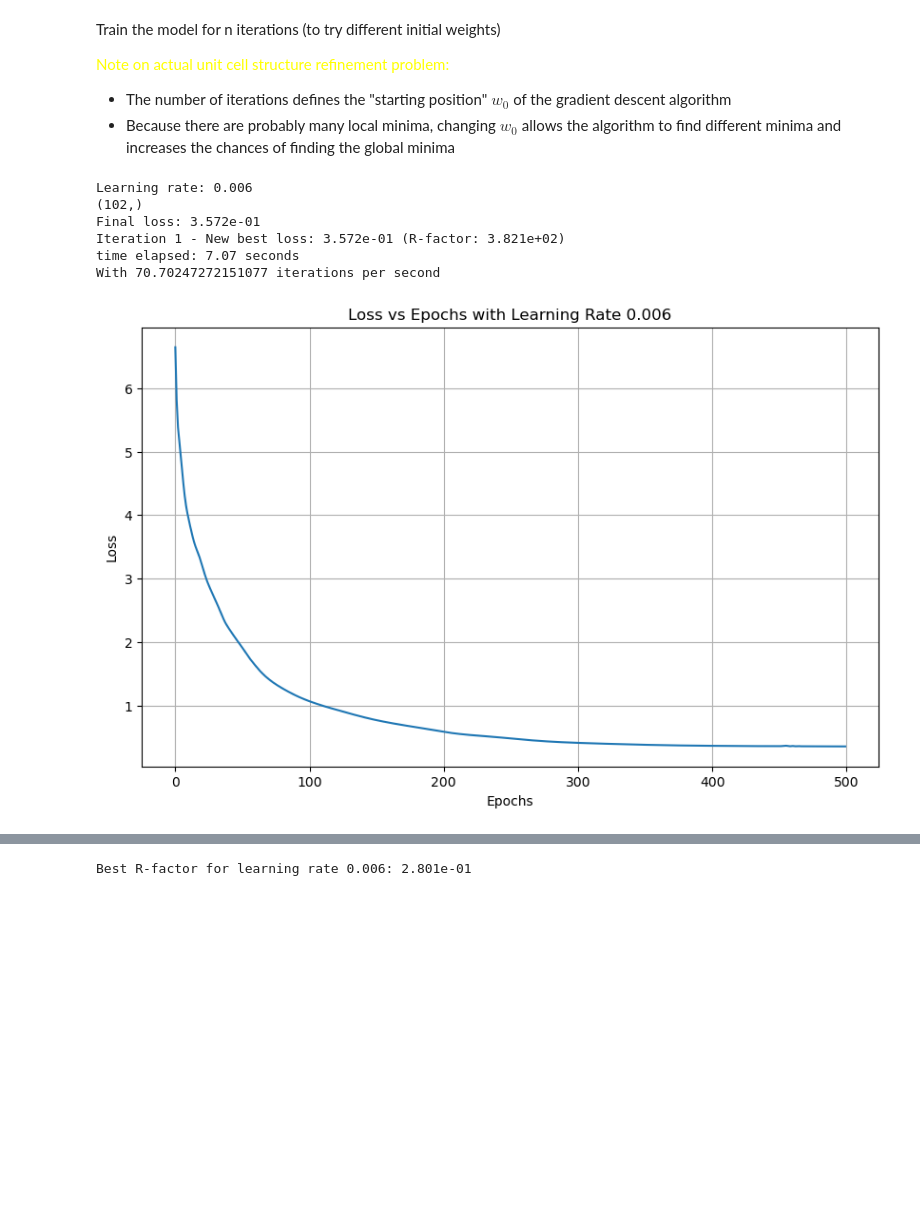
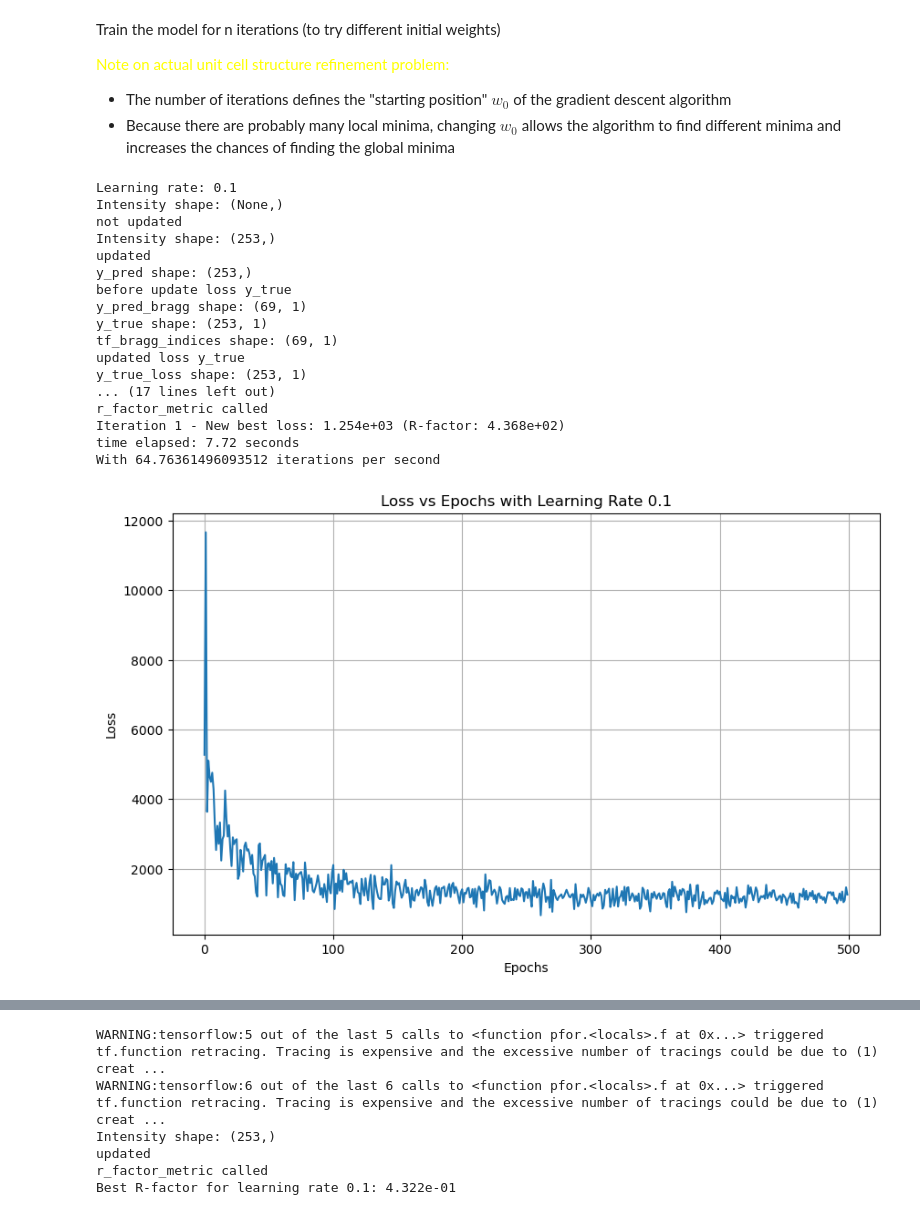
Before and after one commit to bleubreeymeow/alrisDistortionFit, a Jupyter notebook: PBCO/PBCO_1_3_inplane/C2/C2_gradient_descent.ipynb, the cells around one changed output, grey strips where cells are left out. Cells and saved outputs as stored; diff of their text form; code cells hidden in the pictures; blank space fills up the shorter version.

Commit message:
ignoring braggs

```diff
--- a/PBCO/PBCO_1_3_inplane/C2/C2_gradient_descent.ipynb
+++ b/PBCO/PBCO_1_3_inplane/C2/C2_gradient_descent.ipynb
@@ -185,12 +248,35 @@ class RFactorLoss(tf.keras.losses.Loss):
 """
 
 # mean squared error
-class PerSampleMSE(tf.keras.losses.Loss):
-    def __init__(self):
+class PerSampleMSELoss(tf.keras.losses.Loss):
+    def __init__(self, tf_bragg_indices):
+        self.tf_bragg_indices = tf_bragg_indices
         super().__init__(reduction=tf.keras.losses.Reduction.NONE)
 
     def call(self, y_true, y_pred):
-        squared_error = tf.square(y_true - y_pred)
+        #retrieve y_pred values at bragg indices
+        print('y_pred shape:', y_pred.shape)
+        if y_pred.shape != (None,):
+            y_pred_bragg = tf.gather(y_pred, self.tf_bragg_indices)
+            # y_true = tf.expand_dims(y_true, axis=-1)
+
+            print('before update loss y_true')
+            print("y_pred_bragg shape:", y_pred_bragg.shape)
+            print("y_true shape:", y_true.shape)
+            print("tf_bragg_indices shape:", self.tf_bragg_indices.shape)
+
+
+            # let squared error be zero for bragg indices
+            y_true_loss = tf.tensor_scatter_nd_update(y_true , self.tf_bragg_indices , y_pred_bragg)
+            print('updated loss y_true')
+            print("y_true_loss shape:", y_true_loss.shape)
+            y_true_loss = tf.squeeze(y_true_loss, axis=-1)
+            print("y_true_loss shape after squeeze:", y_true_loss.shape)
+        else:
+            y_true_loss = y_true
+            print('not updated loss y_true')
+
+        squared_error = tf.square(y_true_loss - y_pred)
         per_sample_mse = tf.reduce_mean(squared_error, axis=-1)
         return per_sample_mse  # shape (batch_size,)
 
@@ -220,6 +306,7 @@ class WeightedMeanSquaredError(tf.keras.losses.Loss):
 # Define the custom metric function
 def r_factor_metric(y_true, y_pred):
     labels = y_true
+    print('r_factor_metric called')
     return tf.reduce_sum(tf.abs(labels - y_pred)) / tf.reduce_sum(tf.abs(labels))
 # %% [markdown]
 Train the model for n iterations (to try different initial weights)
@@ -228,7 +315,7 @@ Train the model for n iterations (to try different initial weights)
 - The number of iterations defines the "starting position" $w_0$ of the gradient descent algorithm
 - Because there are probably many local minima, changing $w_0$ allows the algorithm to find different minima and increases the chances of finding the global minima
 # %%
-lr = [6e-3]
+lr = [1e-1]
 best_pars_overall = None
 best_rf_overall = np.inf
 best_loss_overall = []
@@ -255,7 +342,7 @@ for learning_rate in lr:
     for i in range(n_iter):
         # Create the model
         inputs = tf.keras.Input(shape=(n_dim,))
-        outputs = FunAsLayer(matrix , max_mode_amps)(inputs)
+        outputs = FunAsLayer(matrix , max_mode_amps , tf_bragg_intensities , tf_bragg_indices)(inputs)
         model = tf.keras.Model(inputs, outputs)
 
         initial_weights = model.layers[-1].get_weights()[0]
@@ -263,7 +350,7 @@ for learning_rate in lr:
         # Compile the model with the custom loss function and metric
         model.compile(
             optimizer=optim,
-            loss= 'mse', # MSE_weighted() if using errors
+            loss= PerSampleMSELoss(tf_bragg_indices), # MSE_weighted() if using errors
             metrics=[r_factor_metric],
             run_eagerly=False,  # Set to True for debugging, False for performance
 
@@ -295,7 +382,7 @@ for learning_rate in lr:
             # Update best model parameters
             best_model_pars = max_mode_amps * tf.tanh(model.layers[-1].get_weights()[0])
             min_loss = final_loss
-            rf = r_factor_metric(labels, fun_tf(features, best_model_pars , matrix))
+            rf = r_factor_metric(labels, fun_tf(features, best_model_pars , matrix , tf_bragg_intensities , tf_bragg_indices))
             print(f"Iteration {i+1} - New best loss: {min_loss:.3e} (R-factor: {rf:.3e})")
 
     if min_loss < best_rf_overall:
@@ -304,38 +391,49 @@ for learning_rate in lr:
         best_loss_overall = all_losses
     print(f"time elapsed: {time() - time_start:.2f} seconds")
     print(f"With {n_epochs*n_iter /(time() - time_start)} iterations per second")
     # Plotting the loss values
     plt.figure(figsize=(10, 6))
 
     # Plot the loss values for each iteration
     for i, loss_values in enumerate(all_losses):
         plt.plot(loss_values, label=f'Iteration {i+1}')
 
     plt.title(f'Loss vs Epochs with Learning Rate {learning_rate}')
     plt.xlabel('Epochs')
     plt.ylabel('Loss')
     # plt.legend()
     plt.grid(True)
     plt.show()
 
     for i , rf_values in enumerate(all_rfs):
         plt.plot(rf_values, label=f'R-factor Iteration {i+1}')
 
     plt.title(f'R-factor vs Epochs with Learning Rate {learning_rate}')
     plt.xlabel('Epochs')
     plt.ylabel('R-factor')
     plt.show()
 
-    y_pred = fun_tf(features, best_model_pars , matrix)
+    y_pred = fun_tf(features, best_model_pars , matrix , tf_bragg_intensities , tf_bragg_indices)
     labels = tf.reshape(labels, [-1])
     rf = r_factor_metric(labels, y_pred)
     print(f"Best R-factor for learning rate {learning_rate}: {rf:.3e}")
     final_weights = model.layers[-1].get_weights()[0]
 # %% [output]
-Learning rate: 0.006
-(102,)
-Final loss: 3.572e-01
-Iteration 1 - New best loss: 3.572e-01 (R-factor: 3.821e+02)
-time elapsed: 7.07 seconds
-With 70.70247272151077 iterations per second
+Learning rate: 0.1
+Intensity shape: (None,)
+not updated
+Intensity shape: (253,)
+updated
+y_pred shape: (253,)
+before update loss y_true
+y_pred_bragg shape: (69, 1)
+y_true shape: (253, 1)
+tf_bragg_indices shape: (69, 1)
+updated loss y_true
+y_true_loss shape: (253, 1)
+... (17 lines left out)
+r_factor_metric called
+Iteration 1 - New best loss: 1.254e+03 (R-factor: 4.368e+02)
+time elapsed: 7.72 seconds
+With 64.76361496093512 iterations per second
-[figure, old version]
+[figure, new version]
@@ -343,4 +441,9 @@ With 70.70247272151077 iterations per second
-Best R-factor for learning rate 0.006: 2.801e-01
+WARNING:tensorflow:5 out of the last 5 calls to <function pfor.<locals>.f at 0x...> triggered tf.function retracing. Tracing is expensive and the excessive number of tracings could be due to (1) creat ...
+WARNING:tensorflow:6 out of the last 6 calls to <function pfor.<locals>.f at 0x...> triggered tf.function retracing. Tracing is expensive and the excessive number of tracings could be due to (1) creat ...
+Intensity shape: (253,)
+updated
+r_factor_metric called
+Best R-factor for learning rate 0.1: 4.322e-01
 # %%
 all_losses = best_loss_overall
 best_model_pars = best_pars_overall
```
Also changed, not shown: parts of 10 cells of this notebook, 2 other files.
